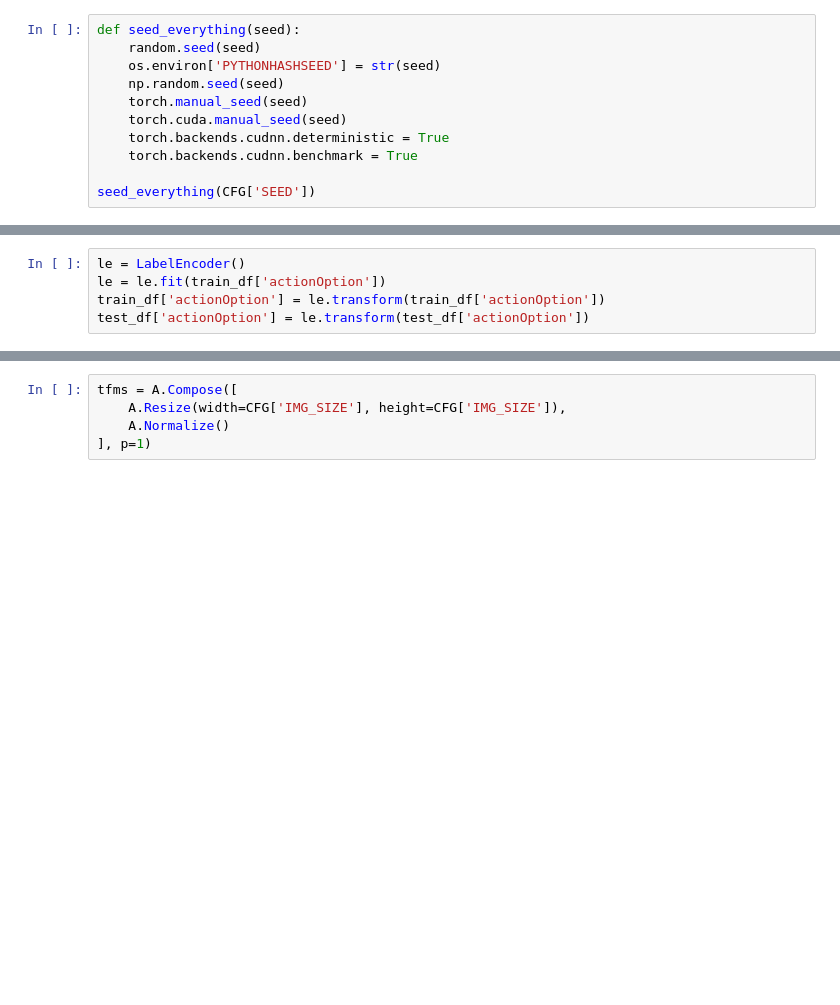
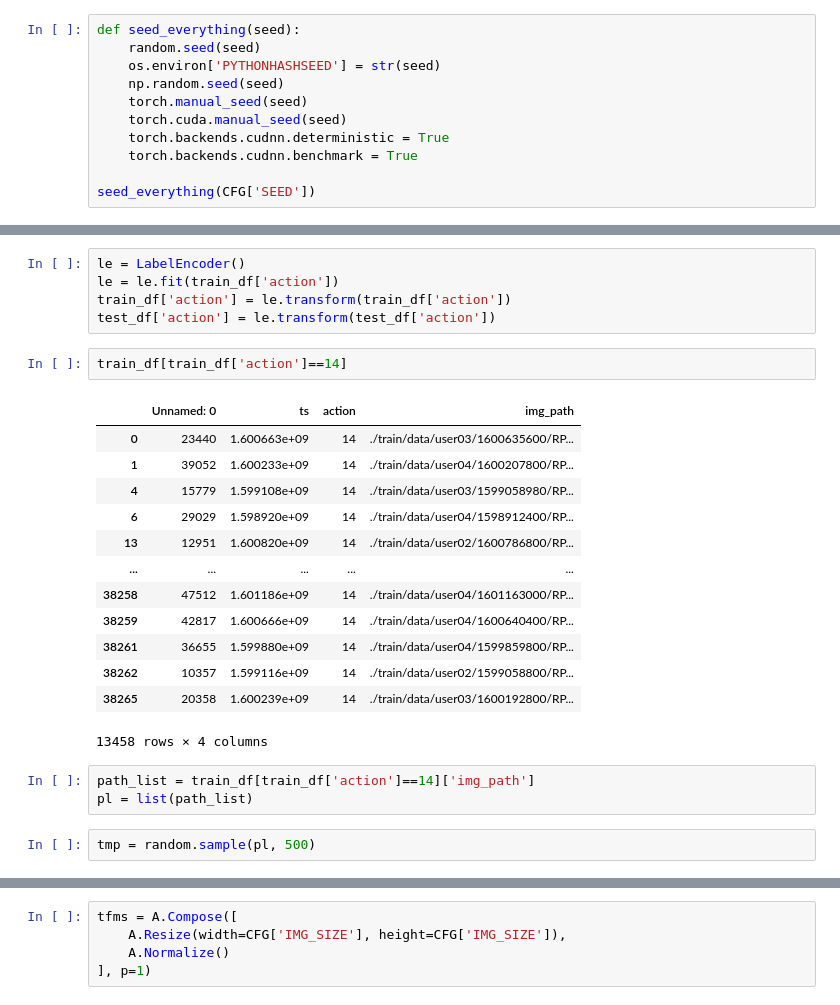
Before and after one commit to ianpark318/ETRI2023, a Jupyter notebook: train_resnet.ipynb, the cells around one changed output, grey strips where cells are left out. Saved outputs shown, nothing was run; the diff lists cells and outputs as text; blank space fills up the shorter version.

```diff
--- a/train_resnet.ipynb
+++ b/train_resnet.ipynb
@@ -64,5 +94,26 @@ len(test_df['actionOption'].value_counts())
 # %%
 le = LabelEncoder()
-le = le.fit(train_df['actionOption'])
-train_df['actionOption'] = le.transform(train_df['actionOption'])
-test_df['actionOption'] = le.transform(test_df['actionOption'])
+le = le.fit(train_df['action'])
+train_df['action'] = le.transform(train_df['action'])
+test_df['action'] = le.transform(test_df['action'])
+# %%
+train_df[train_df['action']==14]
+# %% [output]
+|  | Unnamed: 0 | ts | action | img_path |
+| 0 | 23440 | 1.600663e+09 | 14 | ./train/data/user03/1600635600/RP... |
+| 1 | 39052 | 1.600233e+09 | 14 | ./train/data/user04/1600207800/RP... |
+| 4 | 15779 | 1.599108e+09 | 14 | ./train/data/user03/1599058980/RP... |
+| 6 | 29029 | 1.598920e+09 | 14 | ./train/data/user04/1598912400/RP... |
+| 13 | 12951 | 1.600820e+09 | 14 | ./train/data/user02/1600786800/RP... |
+| ... | ... | ... | ... | ... |
+| 38258 | 47512 | 1.601186e+09 | 14 | ./train/data/user04/1601163000/RP... |
+| 38259 | 42817 | 1.600666e+09 | 14 | ./train/data/user04/1600640400/RP... |
+| 38261 | 36655 | 1.599880e+09 | 14 | ./train/data/user04/1599859800/RP... |
+| 38262 | 10357 | 1.599116e+09 | 14 | ./train/data/user02/1599058800/RP... |
+| 38265 | 20358 | 1.600239e+09 | 14 | ./train/data/user03/1600192800/RP... |
+13458 rows × 4 columns
+# %%
+path_list = train_df[train_df['action']==14]['img_path']
+pl = list(path_list)
+# %%
+tmp = random.sample(pl, 500)
```
Also changed, not shown: parts of 21 cells of this notebook.
